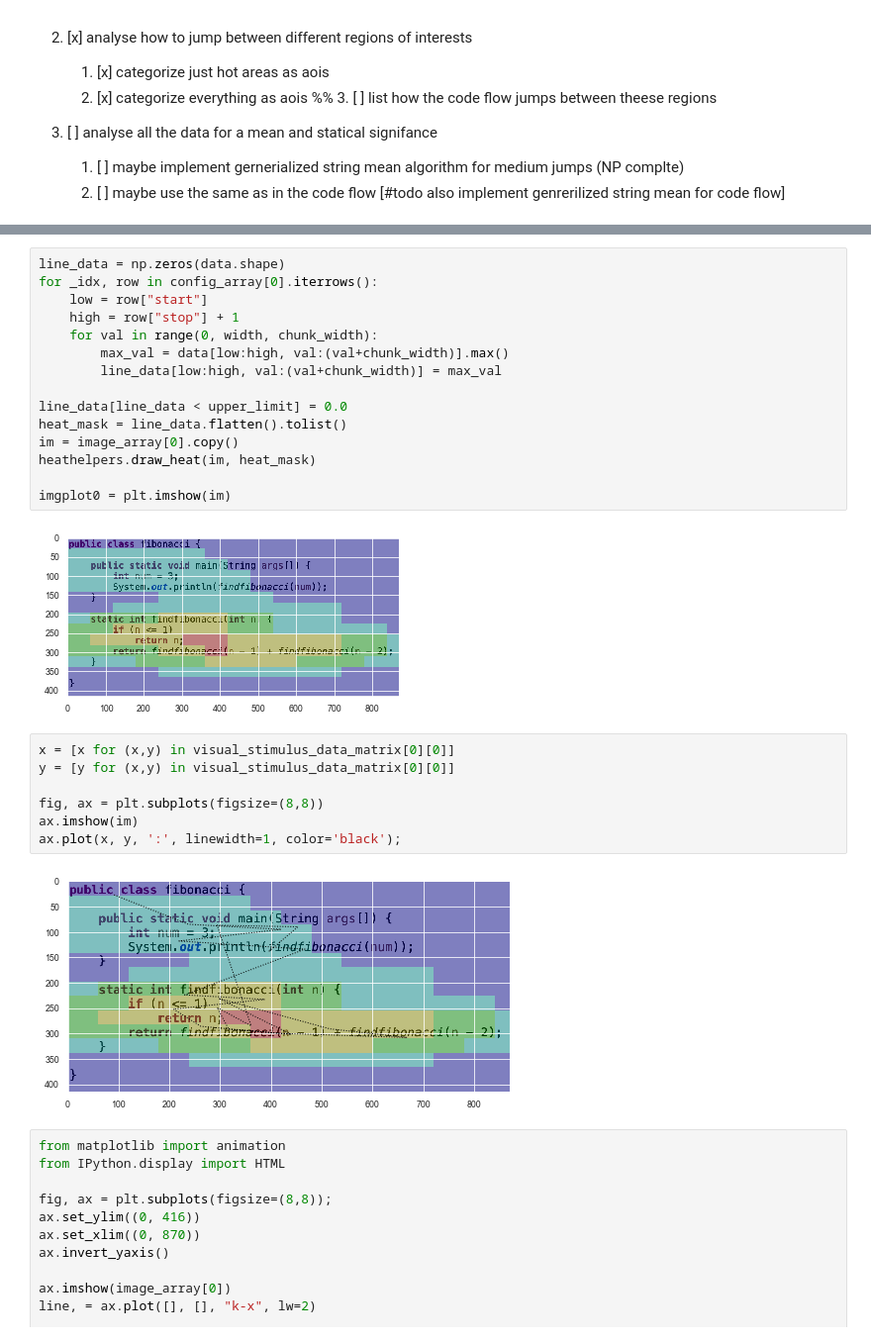
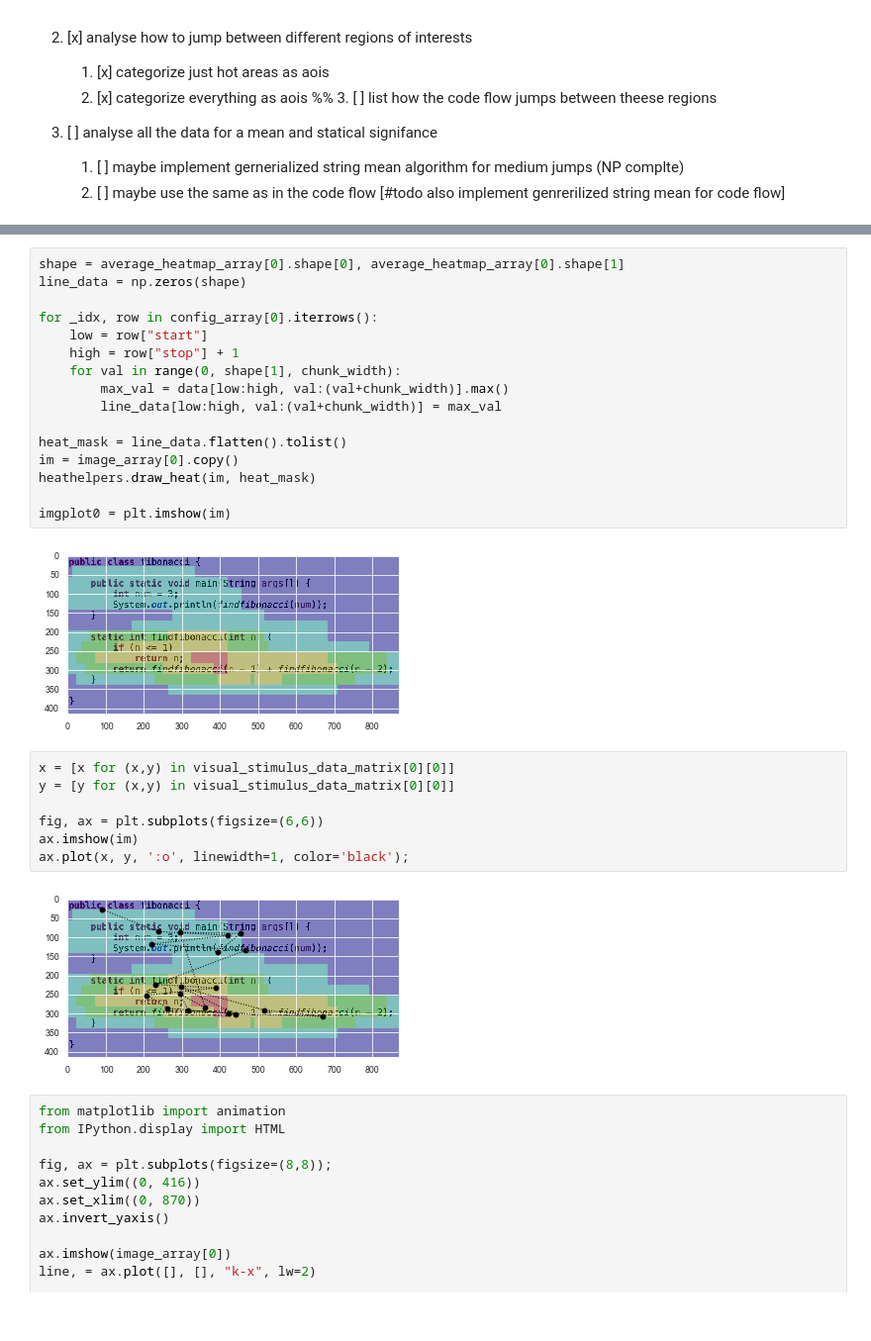
Before and after one commit to brains-on-code/REyeker, a Jupyter notebook: REyeker-DataAnalyses-Python/rEYEker_Pipeline.ipynb, the cells around one changed output, grey strips where cells are left out. Shown: that part at 99% size. Cells and saved outputs as stored; diff of their text form.

```diff
--- a/REyeker-DataAnalyses-Python/rEYEker_Pipeline.ipynb
+++ b/REyeker-DataAnalyses-Python/rEYEker_Pipeline.ipynb
@@ -802,29 +831,30 @@ imgplot0 = plt.imshow(img)
 # %%
-line_data = np.zeros(data.shape)
+shape = average_heatmap_array[0].shape[0], average_heatmap_array[0].shape[1]
+line_data = np.zeros(shape)
+
 for _idx, row in config_array[0].iterrows():
     low = row["start"]
     high = row["stop"] + 1
-    for val in range(0, width, chunk_width):
+    for val in range(0, shape[1], chunk_width):
         max_val = data[low:high, val:(val+chunk_width)].max()
         line_data[low:high, val:(val+chunk_width)] = max_val
 
-line_data[line_data < upper_limit] = 0.0
 heat_mask = line_data.flatten().tolist()
 im = image_array[0].copy()
 heathelpers.draw_heat(im, heat_mask)
 
 imgplot0 = plt.imshow(im)
 # %% [output]
-[figure, old version]
+[figure, new version]
 # %%
 x = [x for (x,y) in visual_stimulus_data_matrix[0][0]]
 y = [y for (x,y) in visual_stimulus_data_matrix[0][0]]
 
-fig, ax = plt.subplots(figsize=(8,8))
+fig, ax = plt.subplots(figsize=(6,6))
 ax.imshow(im)
-ax.plot(x, y, ':', linewidth=1, color='black');
+ax.plot(x, y, ':o', linewidth=1, color='black');
 # %% [output]
-[figure, old version]
+[figure, new version]
 # %%
 from matplotlib import animation
 from IPython.display import HTML
```
Also changed, not shown: parts of 10 cells of this notebook.
